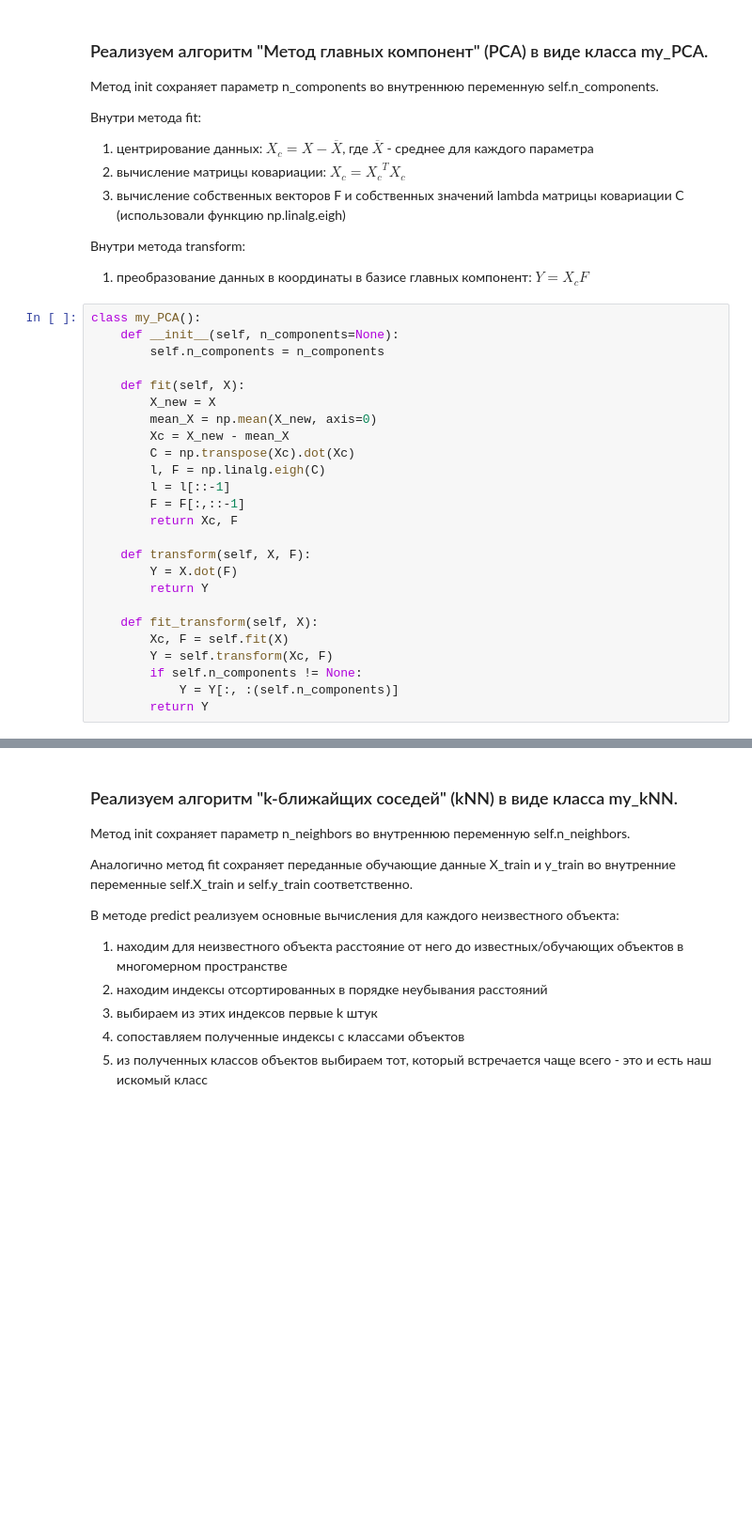
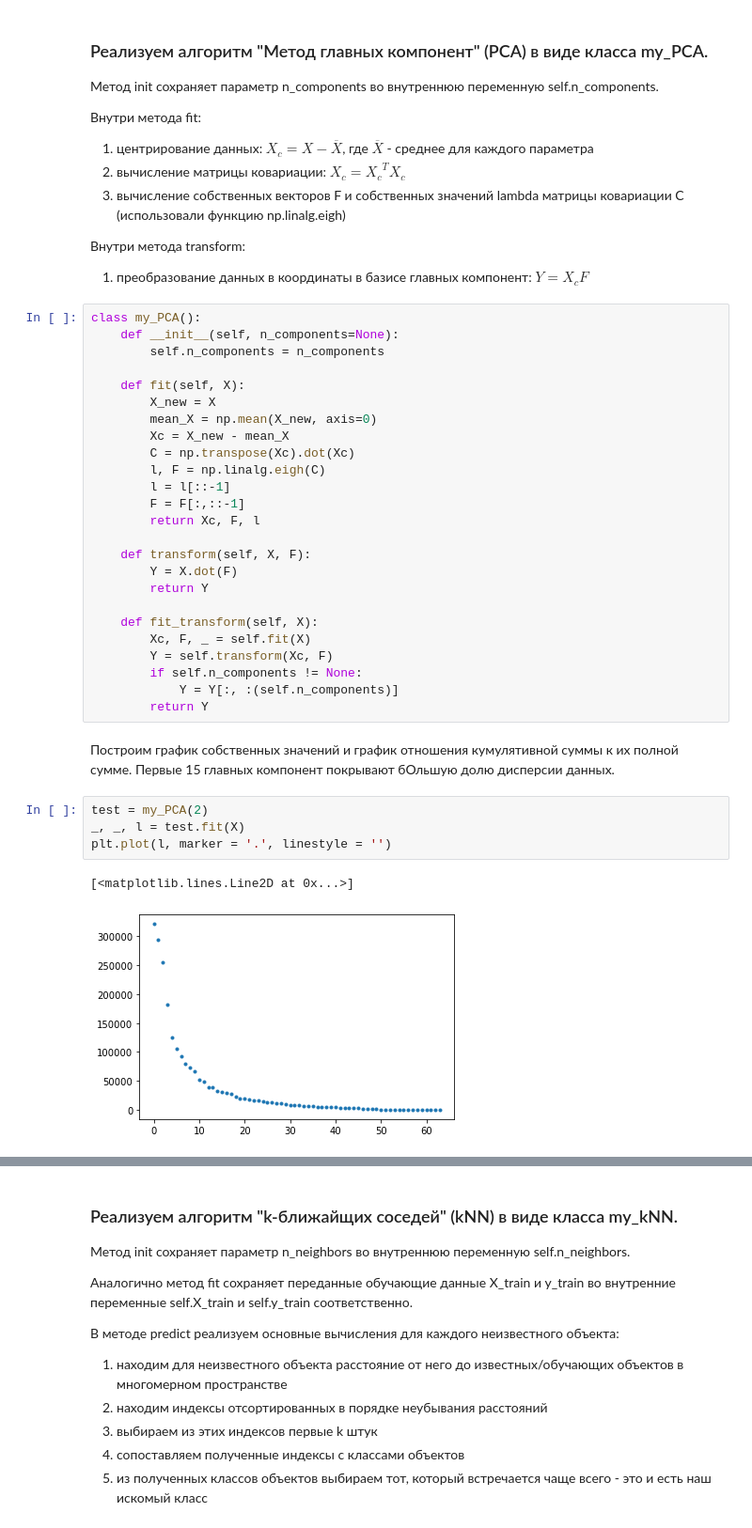
Before and after one commit to Ksenia-Leonteva/Autumn_Python_2022, a Jupyter notebook: homework_2/Метод главных компонент.ipynb, the cells around one changed output, grey strips where cells are left out. Shown at 94% size. Saved outputs shown, nothing was run; the diff lists cells and outputs as text; blank space fills up the shorter version.

```diff
--- a/homework_2/Метод главных компонент.ipynb
+++ b/homework_2/Метод главных компонент.ipynb
@@ -59,15 +59,24 @@ class my_PCA():
         l, F = np.linalg.eigh(C)
         l = l[::-1]
         F = F[:,::-1]
-        return Xc, F
+        return Xc, F, l
 
     def transform(self, X, F):
         Y = X.dot(F)
         return Y
 
     def fit_transform(self, X):
-        Xc, F = self.fit(X)
+        Xc, F, _ = self.fit(X)
         Y = self.transform(Xc, F)
         if self.n_components != None:
             Y = Y[:, :(self.n_components)]
         return Y
+# %% [markdown]
+Построим график собственных значений и график отношения кумулятивной суммы к их полной сумме. Первые 15 главных компонент покрывают бОльшую долю дисперсии данных.
+# %%
+test = my_PCA(2)
+_, _, l = test.fit(X)
+plt.plot(l, marker = '.', linestyle = '')
+# %% [output]
+[<matplotlib.lines.Line2D at 0x...>]
+[figure, added]
```
Also changed, not shown: parts of 3 cells of this notebook.
